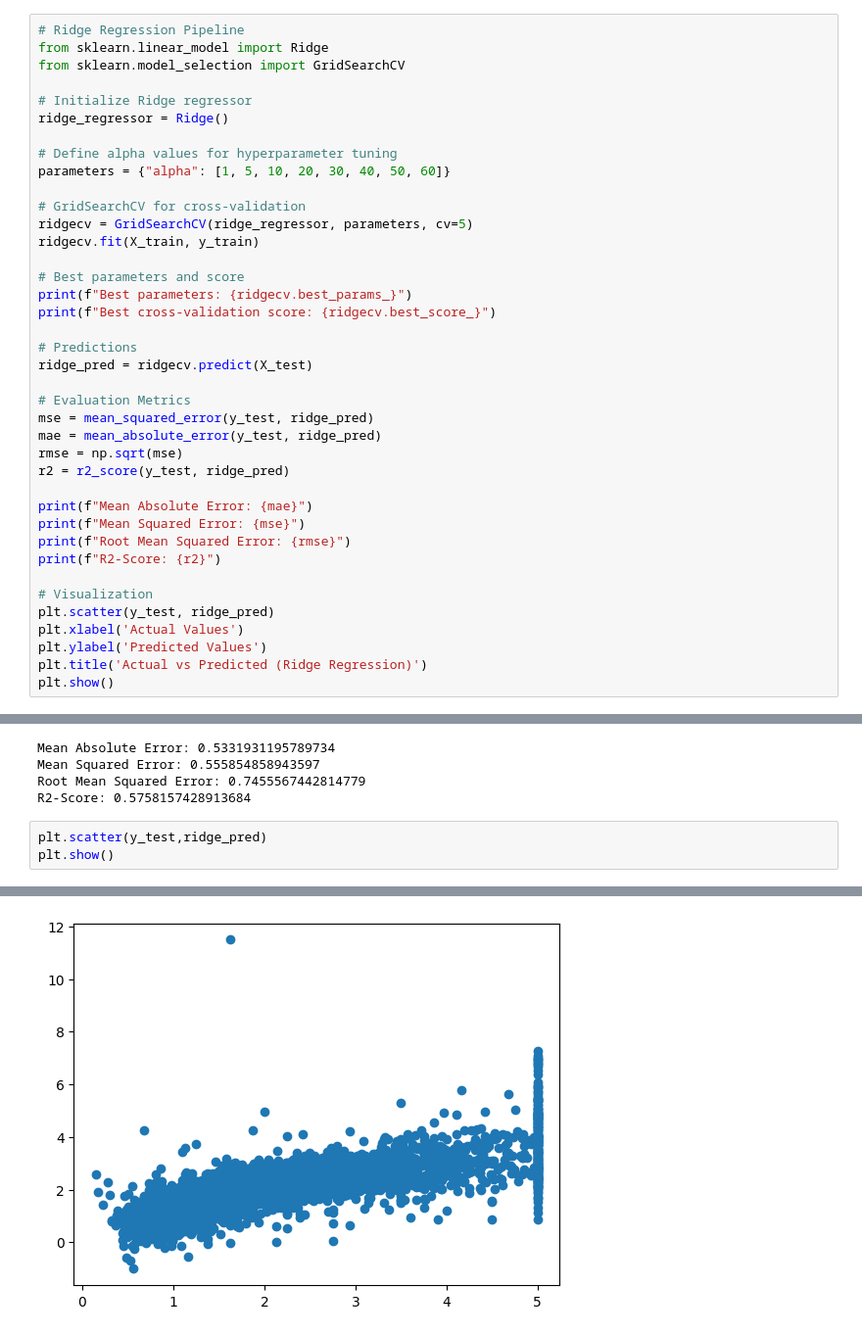
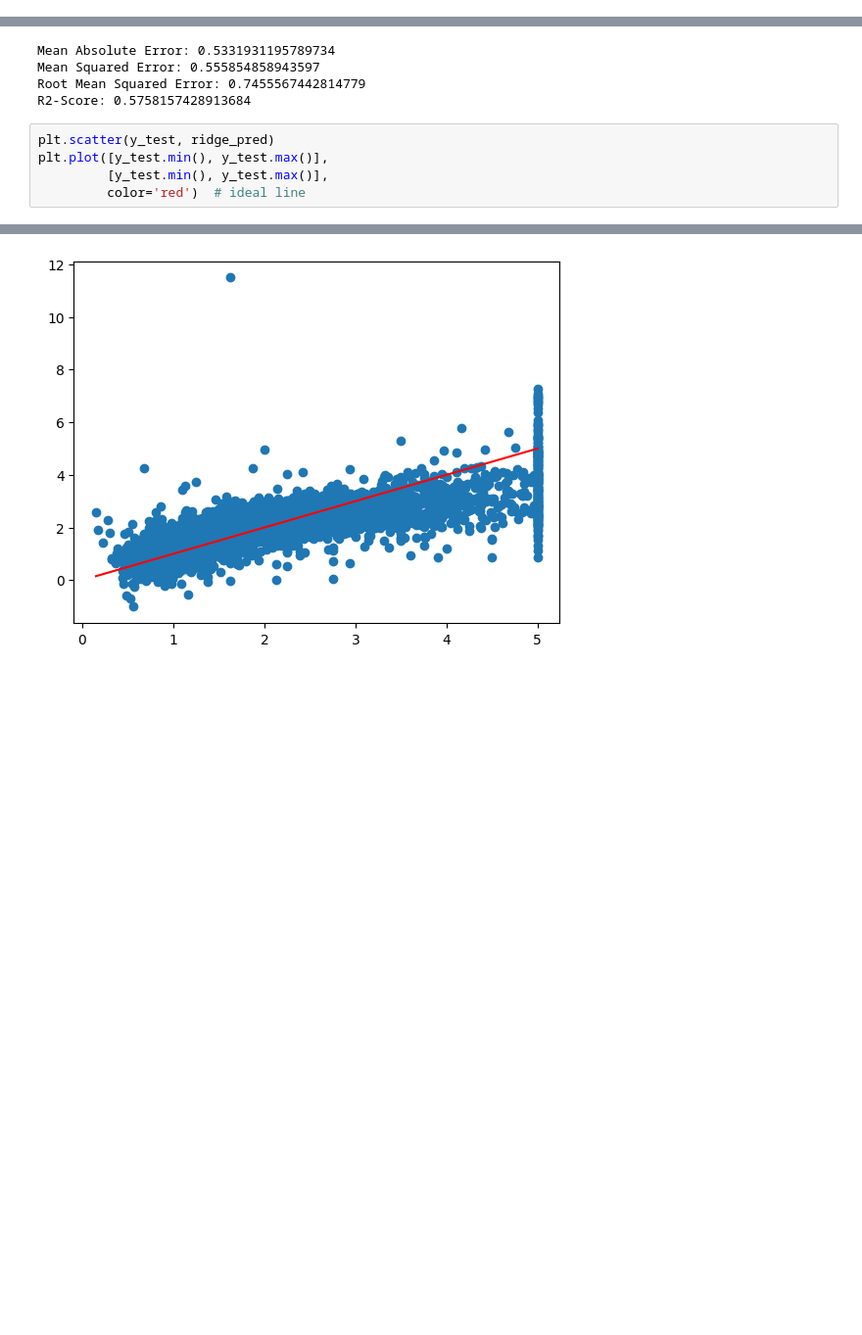
Before and after one commit to Adityadoijad/ML---Aditya-Doijad, a Jupyter notebook: 2.Ridge Regression.ipynb, the cells around one changed output, grey strips where cells are left out. Shown at 98% size. Drawn from its saved outputs; the diff is of its cells as text; blank space fills up the shorter version.

Commit message:
2. Ridge Regression_updated

```diff
--- a/2.Ridge Regression.ipynb
+++ b/2.Ridge Regression.ipynb
@@ -70,45 +70,6 @@ R2-Score: 0.5757877060324508
 7. **Visualization**: Plot actual vs predicted values
 
 **Key Concept**: Ridge Regression adds L2 regularization to Linear Regression to prevent overfitting by penalizing large coefficients.
-# %%
-# Ridge Regression Pipeline
-from sklearn.linear_model import Ridge
-from sklearn.model_selection import GridSearchCV
-
-# Initialize Ridge regressor
-ridge_regressor = Ridge()
-
-# Define alpha values for hyperparameter tuning
-parameters = {"alpha": [1, 5, 10, 20, 30, 40, 50, 60]}
-
-# GridSearchCV for cross-validation
-ridgecv = GridSearchCV(ridge_regressor, parameters, cv=5)
-ridgecv.fit(X_train, y_train)
-
-# Best parameters and score
-print(f"Best parameters: {ridgecv.best_params_}")
-print(f"Best cross-validation score: {ridgecv.best_score_}")
-
-# Predictions
-ridge_pred = ridgecv.predict(X_test)
-
-# Evaluation Metrics
-mse = mean_squared_error(y_test, ridge_pred)
-mae = mean_absolute_error(y_test, ridge_pred)
-rmse = np.sqrt(mse)
-r2 = r2_score(y_test, ridge_pred)
-
-print(f"Mean Absolute Error: {mae}")
-print(f"Mean Squared Error: {mse}")
-print(f"Root Mean Squared Error: {rmse}")
-print(f"R2-Score: {r2}")
-
-# Visualization
-plt.scatter(y_test, ridge_pred)
-plt.xlabel('Actual Values')
-plt.ylabel('Predicted Values')
-plt.title('Actual vs Predicted (Ridge Regression)')
-plt.show()
 # %%
 # Ridge Regression Algorithm Summary
 algorithm_steps = """
@@ -185,6 +164,8 @@ Mean Squared Error: 0.555854858943597
 Root Mean Squared Error: 0.7455567442814779
 R2-Score: 0.5758157428913684
 # %%
-plt.scatter(y_test,ridge_pred)
-plt.show()
+plt.scatter(y_test, ridge_pred)
+plt.plot([y_test.min(), y_test.max()],
+         [y_test.min(), y_test.max()],
+         color='red')  # ideal line
 # %% [output]
@@ -191 +173 @@ plt.show()
-[figure, old version]
+[figure, new version]
```
Also changed, not shown: parts of 3 cells of this notebook.
